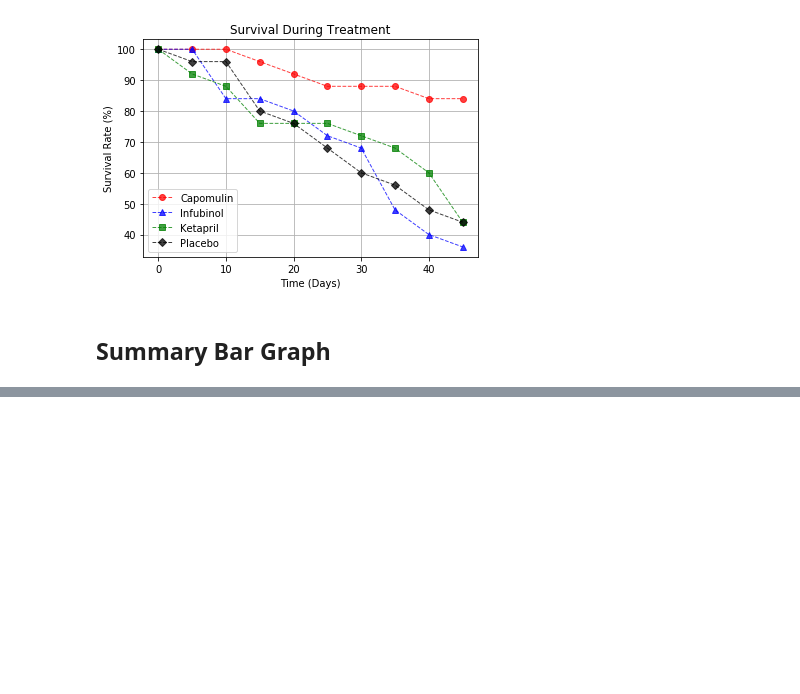
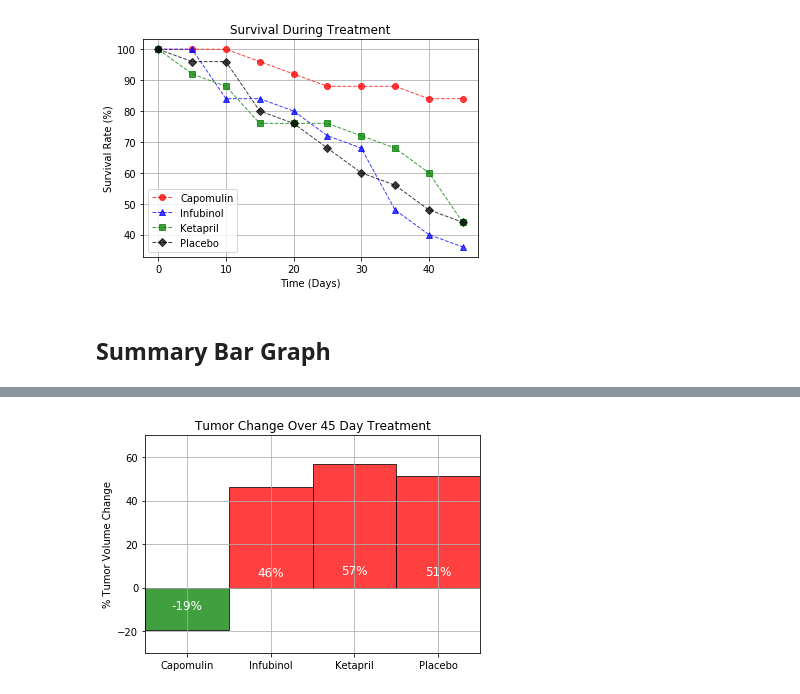
Before and after one commit to kaushiksamaddar/UTAUSTIN-DS-Assignments, a Jupyter notebook: Matplotlib/Pymaceuticals/pymaceuticals_starter.ipynb, the cells around one changed output, grey strips where cells are left out. Saved outputs shown, nothing was run; the diff lists cells and outputs as text; code cells hidden in the pictures; blank space fills up the shorter version.

```diff
--- a/Matplotlib/Pymaceuticals/pymaceuticals_starter.ipynb
+++ b/Matplotlib/Pymaceuticals/pymaceuticals_starter.ipynb
@@ -381,5 +381,15 @@ plt.show()
 ## Summary Bar Graph
 # %%
 # Calculate the percent changes for each drug
+def calDrugPercChange(drug):
+    return round(((tumorByDrugTP_unstacked_df[drug][45] - tumorByDrugTP_unstacked_df[drug][0])/45)*100, 2)
+
+drugChangePerc = [calDrugPercChange(drug) for drug in drugList]
+drugChangePerc
 
 # Display the data to confirm
+summarydf = pd.DataFrame({
+    'Drug':drugList,
+    'Percent Change':drugChangePerc
+})
+summarydf
@@ -408,0 +408,51 @@ NameError: name 'fig' is not defined
+# %%
+# Store all Relevant Percent Changes into a Tuple
+summaryDF = summarydf[(summarydf['Drug'] == 'Capomulin') | (summarydf['Drug'] == 'Infubinol') |
+          (summarydf['Drug'] == 'Ketapril')  | (summarydf['Drug'] == 'Placebo')]
+
+
+summaryDF = summaryDF.reset_index(drop=True)
+perc_changes = (summarydf[(summarydf['Drug'] == 'Capomulin')]['Percent Change'][0],
+                summarydf[(summarydf['Drug'] == 'Infubinol')]['Percent Change'][2],
+                summarydf[(summarydf['Drug'] == 'Ketapril')]['Percent Change'][3],
+                summarydf[(summarydf['Drug'] == 'Placebo')]['Percent Change'][5],
+               )
+
+# Splice the data between passing and failing drugs
+
+
+# Orient widths. Add labels, tick marks, etc.
+x_axis = np.arange(0, len(summaryDF), 1)
+
+plt.figure()
+plthandle = plt.bar(x_axis, perc_changes, color=['green','red','red','red'], alpha=0.75, align="edge", ec="black", width=1)
+plt.xlim(0, 4)
+plt.ylim(-30, 70)
+plt.grid()
+
+tick_locations = [value+0.5 for value in x_axis]
+plt.xticks(tick_locations, ['Capomulin', 'Infubinol', 'Ketapril', 'Placebo'])
+plt.ylabel('% Tumor Volume Change')
+plt.title('Tumor Change Over 45 Day Treatment')
+
+# Use functions to label the percentages of changes
+def createLabels(pltHandle, divby):
+    '''
+        Creates Labels for each Bar as placeholders to % of changes
+    '''
+    plt.text(pltHandle.get_x()+0.5, (pltHandle.get_height() - pltHandle.get_y())/divby,
+             '%d' %int(pltHandle.get_height()) + "%", ha='center', color='white', fontsize=12)
+
+# Call functions to implement the function calls
+createLabels(plthandle[0], 2)
+createLabels(plthandle[1], 9)
+createLabels(plthandle[2], 9)
+createLabels(plthandle[3], 9)
+
+# Save the Figure
+plt.savefig('Tumor_Change.png')
+
+# Show the Figure
+plt.show()
+# %% [output]
+[figure, added]
```
Also changed, not shown: parts of 3 cells of this notebook, 2 other files.
